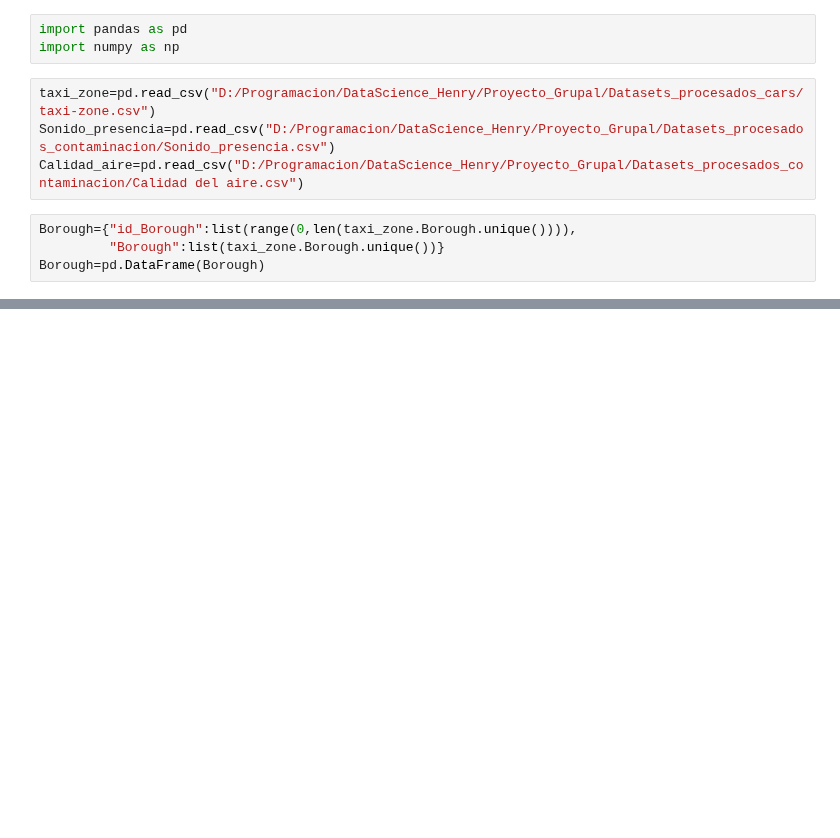
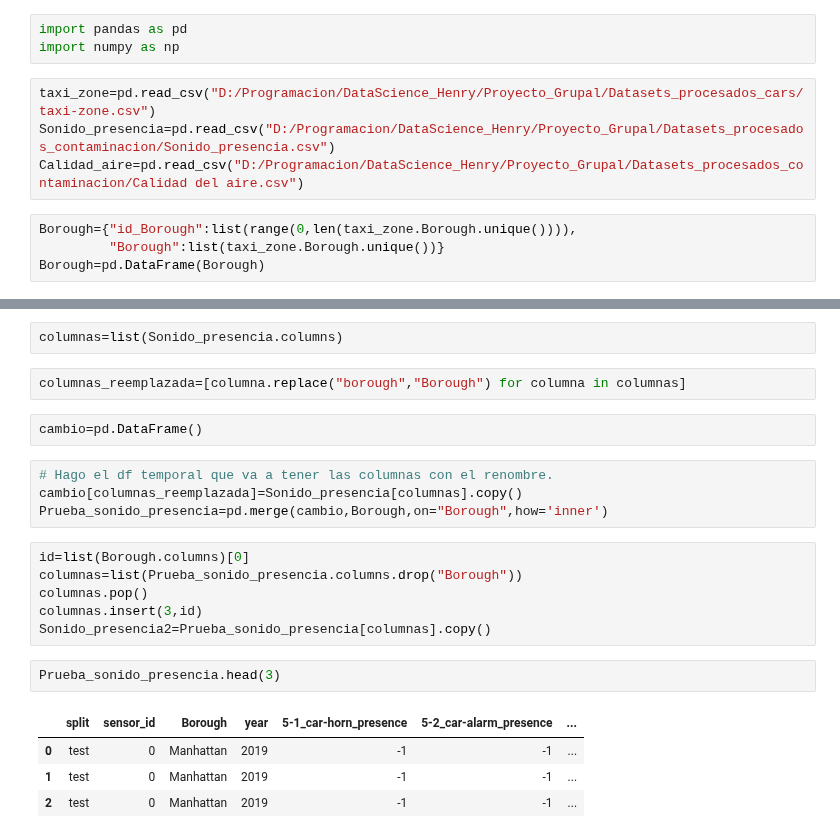
Before and after one commit to A-Lasso/Taxis-NewYork, a Jupyter notebook: MySQL/Prueba.ipynb, the cells around one changed output, grey strips where cells are left out. Saved outputs shown, nothing was run; the diff lists cells and outputs as text; blank space fills up the shorter version.

```diff
--- a/MySQL/Prueba.ipynb
+++ b/MySQL/Prueba.ipynb
@@ -69,0 +117,23 @@ len(taxi_zone.Borough.unique())
+# %%
+columnas=list(Sonido_presencia.columns)
+# %%
+columnas_reemplazada=[columna.replace("borough","Borough") for columna in columnas]
+# %%
+cambio=pd.DataFrame()
+# %%
+# Hago el df temporal que va a tener las columnas con el renombre.
+cambio[columnas_reemplazada]=Sonido_presencia[columnas].copy()
+Prueba_sonido_presencia=pd.merge(cambio,Borough,on="Borough",how='inner')
+# %%
+id=list(Borough.columns)[0]
+columnas=list(Prueba_sonido_presencia.columns.drop("Borough"))
+columnas.pop()
+columnas.insert(3,id)
+Sonido_presencia2=Prueba_sonido_presencia[columnas].copy()
+# %%
+Prueba_sonido_presencia.head(3)
+# %% [output]
+|  | split | sensor_id | Borough | year | 5-1_car-horn_presence | 5-2_car-alarm_presence | ... |
+| 0 | test | 0 | Manhattan | 2019 | -1 | -1 | ... |
+| 1 | test | 0 | Manhattan | 2019 | -1 | -1 | ... |
+| 2 | test | 0 | Manhattan | 2019 | -1 | -1 | ... |
```
Also changed, not shown: parts of 51 cells of this notebook, 1 other file.
